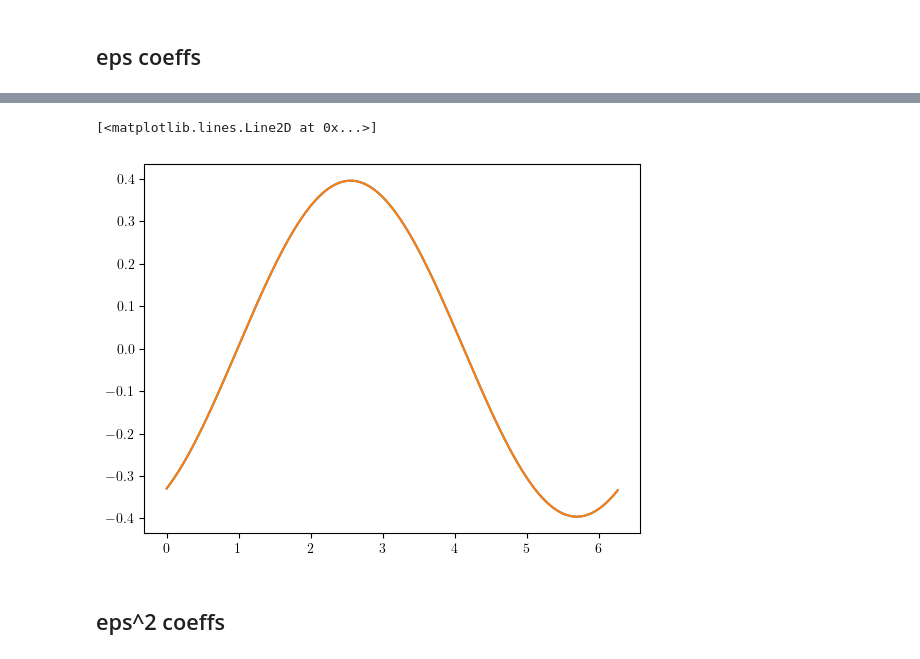
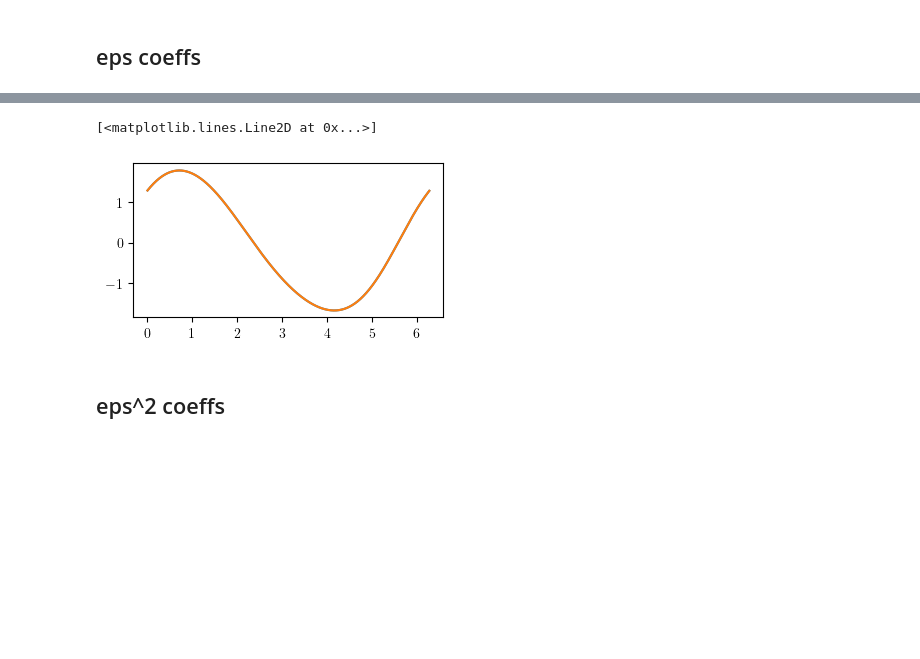
Before and after one commit to youngmp/nm, a Jupyter notebook: jupyter/bif2_thal1_fourier.ipynb, the cells around one changed output, grey strips where cells are left out. Drawn from its saved outputs; the diff is of its cells as text; code cells hidden in the pictures; blank space fills up the shorter version.

```diff
--- a/jupyter/bif2_thal1_fourier.ipynb
+++ b/jupyter/bif2_thal1_fourier.ipynb
@@ -103,0 +45,28 @@ x_temp = np.linspace(-np.pi,3*np.pi,500)
+# %%
+pd1 = {'gL':0.05,'gna':3,'gk':5,
+       'gt':5,'eL':-70,'ena':50,
+       'ek':-90,'et':0,'esyn':-1,
+       'c':1,'alpha':3,'beta':2,
+       'sigmat':0.8,'vt':-20,
+       'ib':8.5,'del':0,'om':1,'om_fix':1}
+# %%
+# default period must be 2*np.pi
+kws1 = {'var_names':['v','h','r'],
+        'pardict':pd1,
+        'rhs':t1.rhs,
+        #'forcing_fn':[lambda x: -np.cos(x),lambda x:20*np.cos(x+1)],
+        'forcing_fn':[g1,lambda x:-20*g1(x+1)],
+        'init':np.array([-.64,0.71,0,10.6]),
+        'TN':20000,
+        'trunc_order':1,
+        'z_forward':False,
+        'i_forward':False,
+        'i_bad_dx':[False,True,False,False],
+        'max_iter':20,
+        'rtol':1e-12,
+        'atol':1e-12,
+        'rel_tol':1e-9,
+        'save_fig':False,
+        'lc_prominence':.05,
+        'factor':1,
+        'save_fig':True}
@@ -158,5 +136,5 @@ def print_fourier_series(a,coeffs_re,coeffs_im,fr,fi):
 # %% [markdown]
 ## Initialize Response Functions
 # %%
-system1 = rsp(**{'pardict':pd_cgl_template,**kws1})
+system1 = rsp(idx=0,model_name='thalf0',**kws1)
 # %% [output]
@@ -176,7 +161,7 @@ self.T 6.283185307179586 omfix 1.0000000000003393
 #recompute_list = ['h_data_cglf0','h_data_cglf0','p_data_cglf0','p_data_cglf0']
 recompute_list = []
 kw_nm11 = {'system1':system1,'system2':None,'_n':('om0',1),'_m':('om1',1),
-         'NH':300,'save_fig':False,'recompute_list':recompute_list}
+         'NH':1024,'save_fig':False,'recompute_list':recompute_list}
 # %%
 del11_p01 = 0.01
 a11 = nm.nmCoupling(**kw_nm11, del1=del11_p01)
@@ -218,10 +200,10 @@ print(print_fourier_series(a11,coeffs_re,coeffs_im,fr,fi))
 # %%
-fig,axs = plt.subplots()
+fig,axs = plt.subplots(figsize=(4,2))
 axs.plot(a11.x,tot)
 axs.plot(a11.x,a11.system1.h['dat'][0])
 # %% [output]
 [<matplotlib.lines.Line2D at 0x...>]
-[figure, old version]
+[figure, new version]
 # %% [markdown]
 ## eps^2 coeffs
 # %%
```
Also changed, not shown: parts of 62 cells of this notebook, 1 other file.
